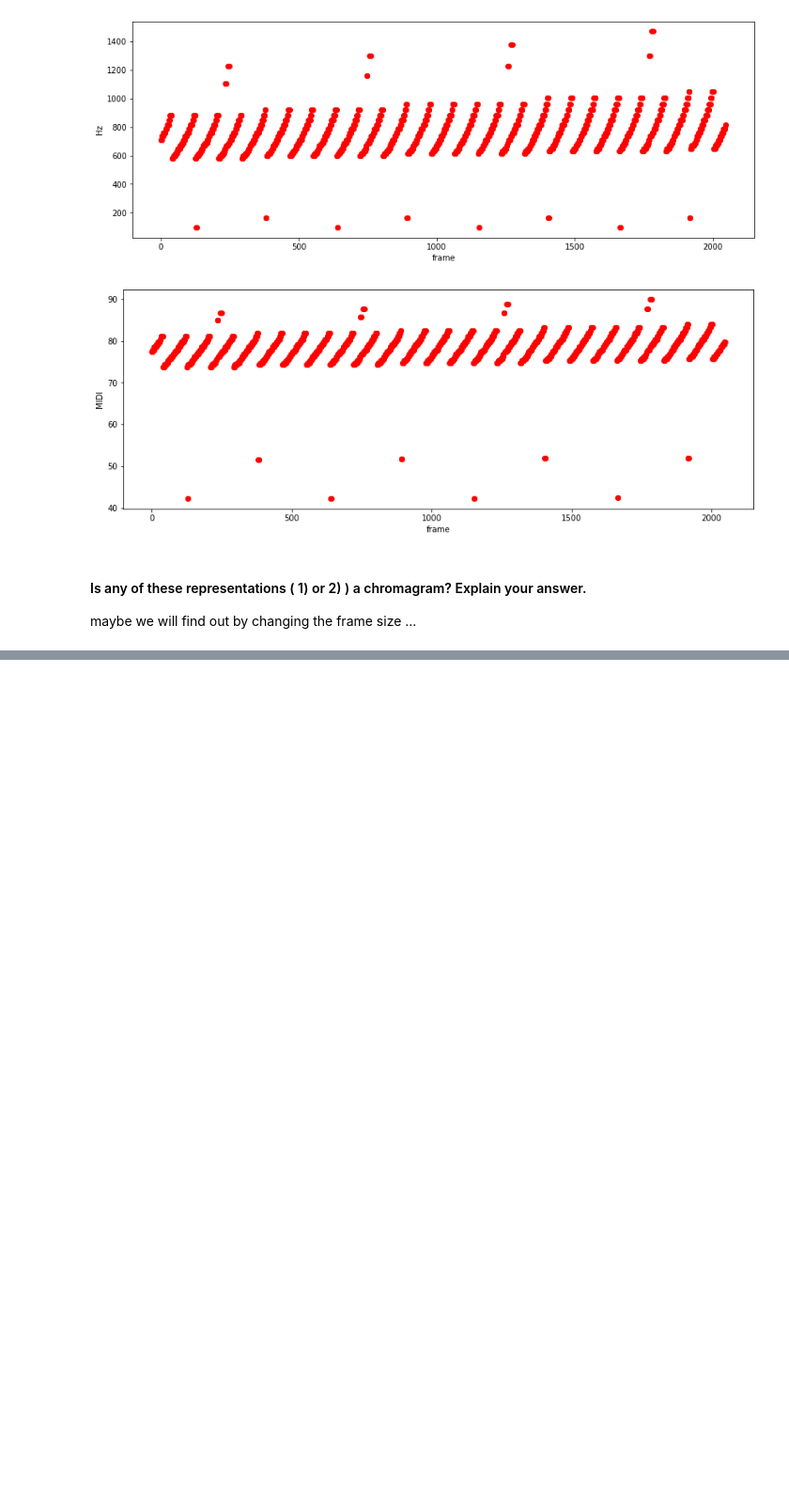
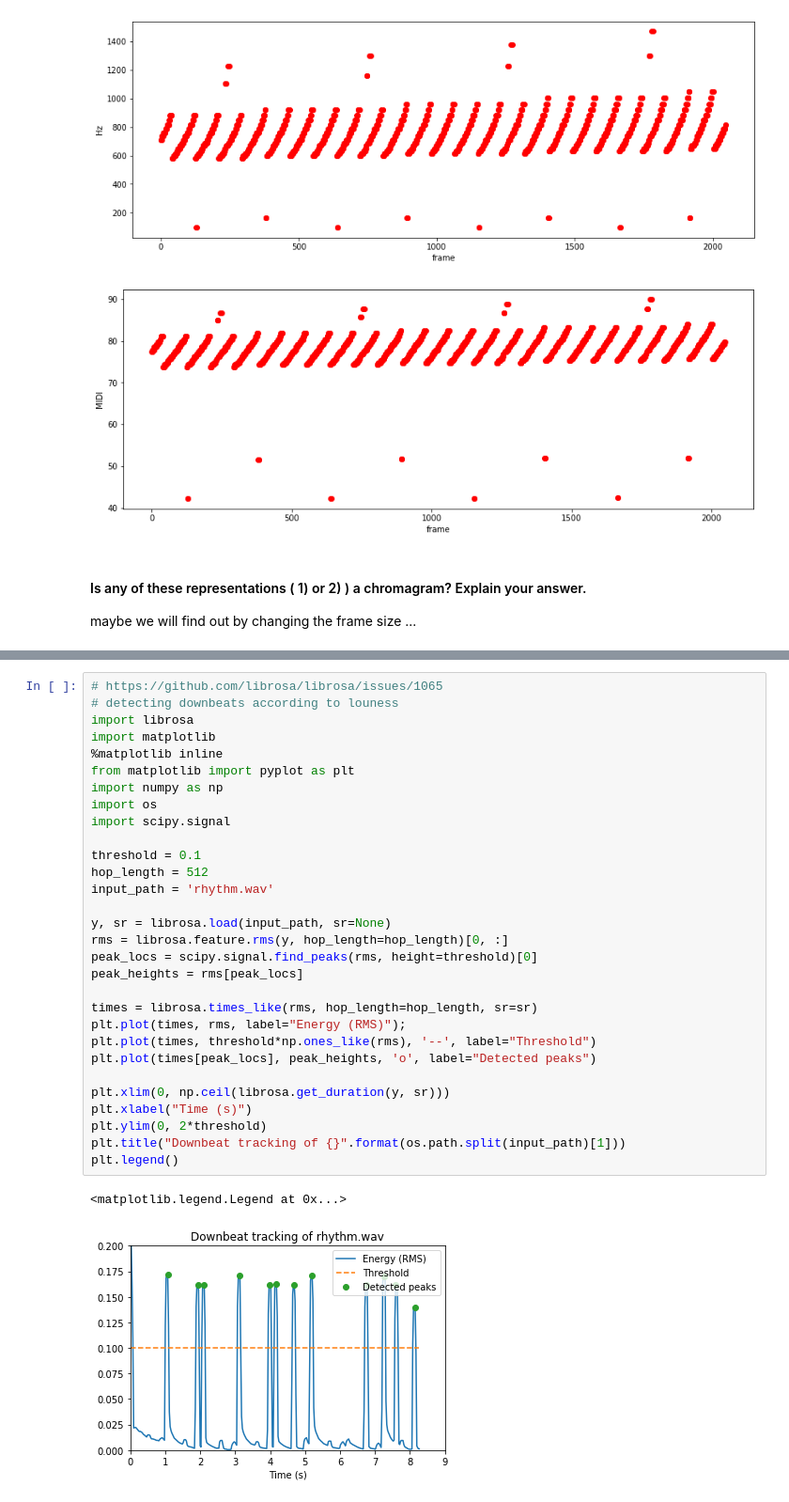
Before and after one commit to steliostss/multimedia_feup, a Jupyter notebook: Assignments/Assignment_A3/Assignment3_Intro/Assignment3_Intro/Assignment3_G10.ipynb, the cells around one changed output, grey strips where cells are left out. Shown at 94% size. Drawn from its saved outputs; the diff is of its cells as text; blank space fills up the shorter version.

```diff
--- a/Assignments/Assignment_A3/Assignment3_Intro/Assignment3_Intro/Assignment3_G10.ipynb
+++ b/Assignments/Assignment_A3/Assignment3_Intro/Assignment3_Intro/Assignment3_G10.ipynb
@@ -197,0 +265,33 @@ maybe we will find out by changing the frame size ...
+# %%
+# https://github.com/librosa/librosa/issues/1065
+# detecting downbeats according to louness
+import librosa
+import matplotlib
+%matplotlib inline
+from matplotlib import pyplot as plt
+import numpy as np
+import os
+import scipy.signal
+
+threshold = 0.1
+hop_length = 512
+input_path = 'rhythm.wav'
+
+y, sr = librosa.load(input_path, sr=None)
+rms = librosa.feature.rms(y, hop_length=hop_length)[0, :]
+peak_locs = scipy.signal.find_peaks(rms, height=threshold)[0]
+peak_heights = rms[peak_locs]
+
+times = librosa.times_like(rms, hop_length=hop_length, sr=sr)
+plt.plot(times, rms, label="Energy (RMS)");
+plt.plot(times, threshold*np.ones_like(rms), '--', label="Threshold")
+plt.plot(times[peak_locs], peak_heights, 'o', label="Detected peaks")
+
+plt.xlim(0, np.ceil(librosa.get_duration(y, sr)))
+plt.xlabel("Time (s)")
+plt.ylim(0, 2*threshold)
+plt.title("Downbeat tracking of {}".format(os.path.split(input_path)[1]))
+plt.legend()
+# %% [output]
+<matplotlib.legend.Legend at 0x...>
+[figure, added]
```
Also changed, not shown: parts of 15 cells of this notebook.
